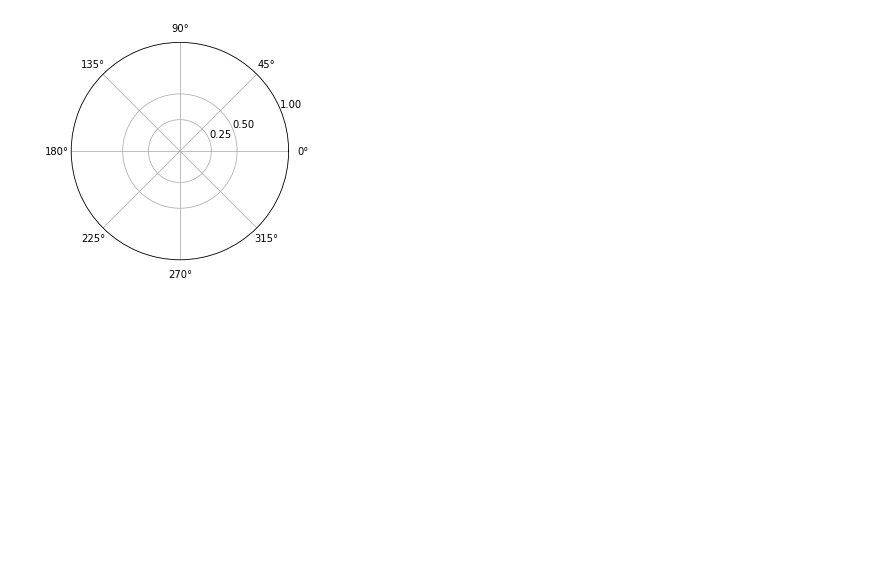
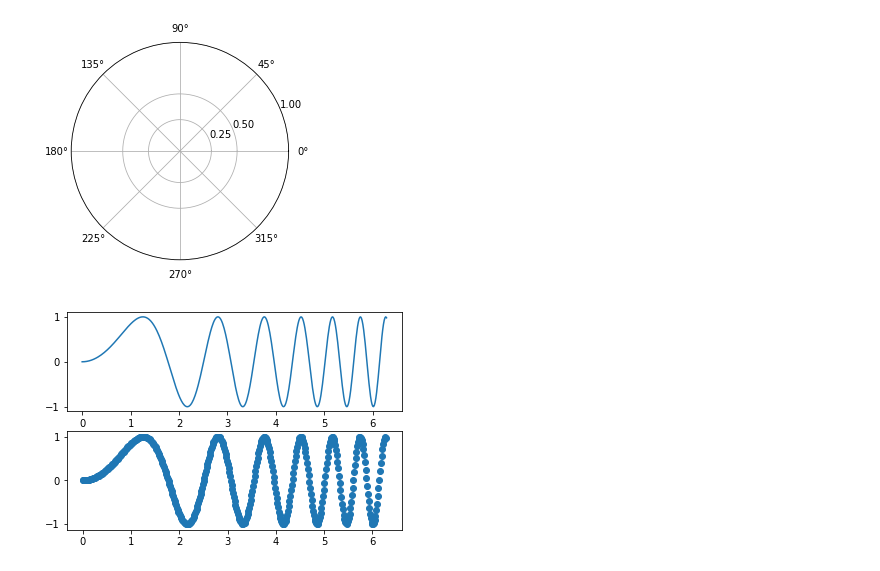
Before and after one commit to soudegesu/pyplot-test, a Jupyter notebook: samples/layout.ipynb, the cells around one changed output. Cells and saved outputs as stored; diff of their text form; code cells hidden in the pictures; blank space fills up the shorter version.

```diff
--- a/samples/layout.ipynb
+++ b/samples/layout.ipynb
@@ -252,3 +252,16 @@ plt.rgrids((0.25, 0.5, 1.0))
 plt.show()
 # %% [output]
 [figure]
+# %%
+from matplotlib import pyplot as plt
+import numpy as np
+
+x = np.linspace(0, 2*np.pi, 400)
+y = np.sin(x**2)
+
+fig, axes = plt.subplots(2, 1)
+axes[0].plot(x, y)
+axes[1].scatter(x, y)
+plt.show()
+# %% [output]
+[figure, added]
```
Also changed, not shown: 2 other files.
